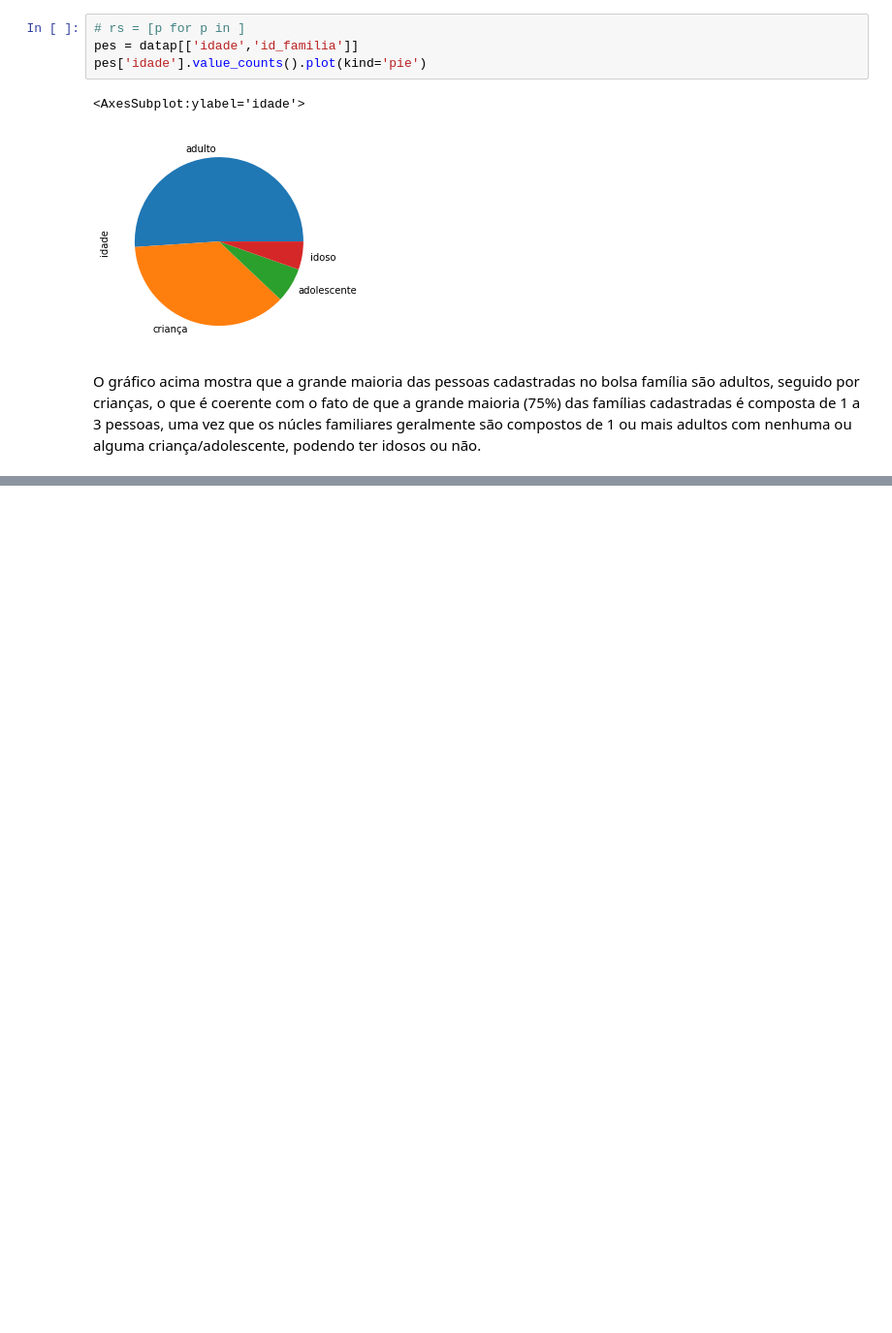
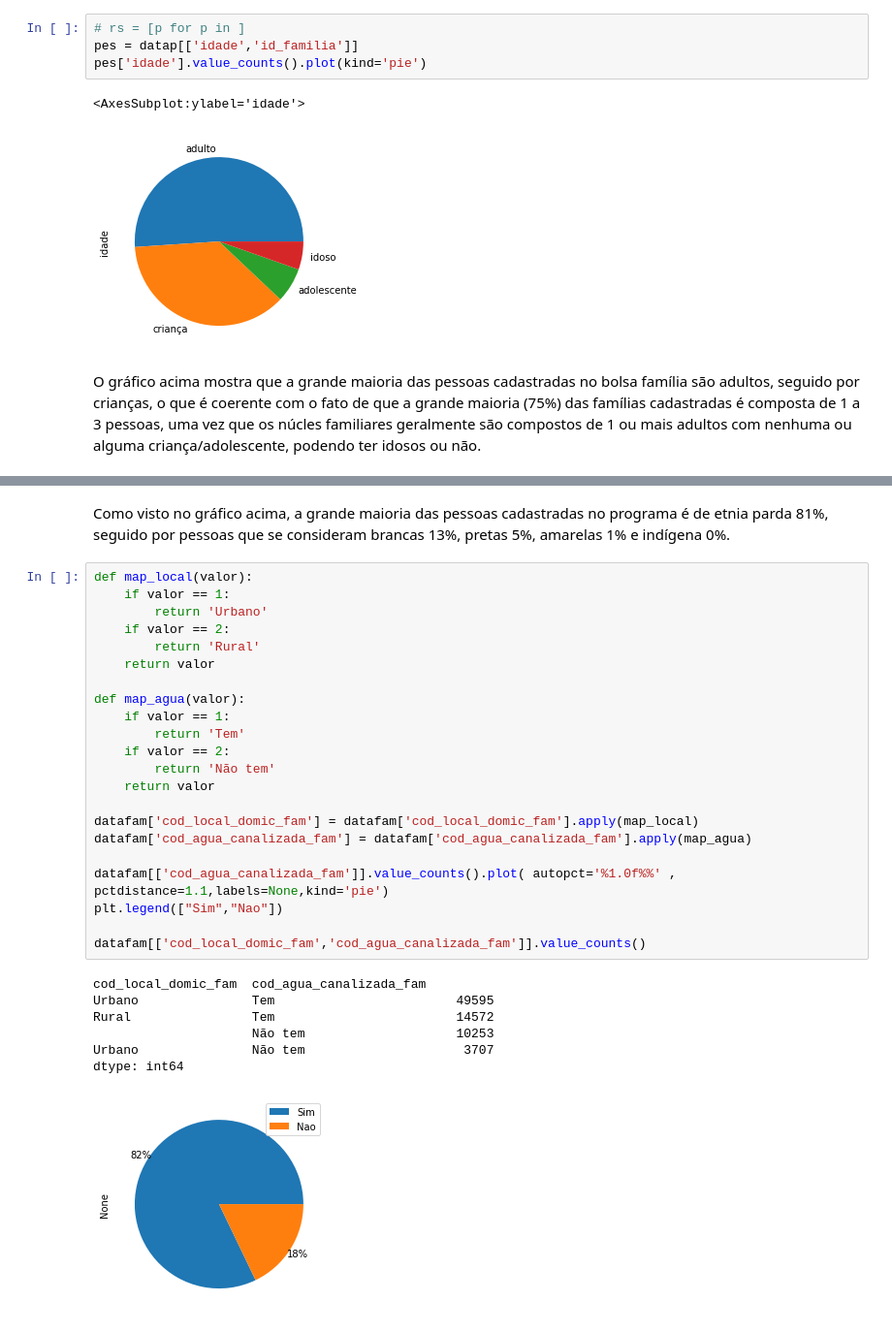
Before and after one commit to diegoabs84/Machine-Learnig---Project-1, a Jupyter notebook: ML_Trabalho_prático_1.ipynb, the cells around one changed output, grey strips where cells are left out. Shown at 97% size. Cells and saved outputs as stored; diff of their text form; blank space fills up the shorter version.

Commit message:
Análise famílias área urbana e rural

```diff
--- a/ML_Trabalho_prático_1.ipynb
+++ b/ML_Trabalho_prático_1.ipynb
@@ -373,0 +386,33 @@ Podemos observer que a grande maioria das pessoas cadastradas se identificam com
+# %% [markdown]
+Como visto no gráfico acima, a grande maioria das pessoas cadastradas no programa é de etnia parda 81%, seguido por pessoas que se
+consideram brancas 13%, pretas 5%, amarelas 1% e indígena 0%.
+# %%
+def map_local(valor):
+    if valor == 1:
+        return 'Urbano'
+    if valor == 2:
+        return 'Rural'
+    return valor
+
+def map_agua(valor):
+    if valor == 1:
+        return 'Tem'
+    if valor == 2:
+        return 'Não tem'
+    return valor
+
+datafam['cod_local_domic_fam'] = datafam['cod_local_domic_fam'].apply(map_local)
+datafam['cod_agua_canalizada_fam'] = datafam['cod_agua_canalizada_fam'].apply(map_agua)
+
+datafam[['cod_agua_canalizada_fam']].value_counts().plot( autopct='%1.0f%%' , pctdistance=1.1,labels=None,kind='pie')
+plt.legend(["Sim","Nao"])
+
+datafam[['cod_local_domic_fam','cod_agua_canalizada_fam']].value_counts()
+# %% [output]
+cod_local_domic_fam  cod_agua_canalizada_fam
+Urbano               Tem                        49595
+Rural                Tem                        14572
+                     Não tem                    10253
+Urbano               Não tem                     3707
+dtype: int64
+[figure, added]
```
Also changed, not shown: parts of 6 cells of this notebook.
